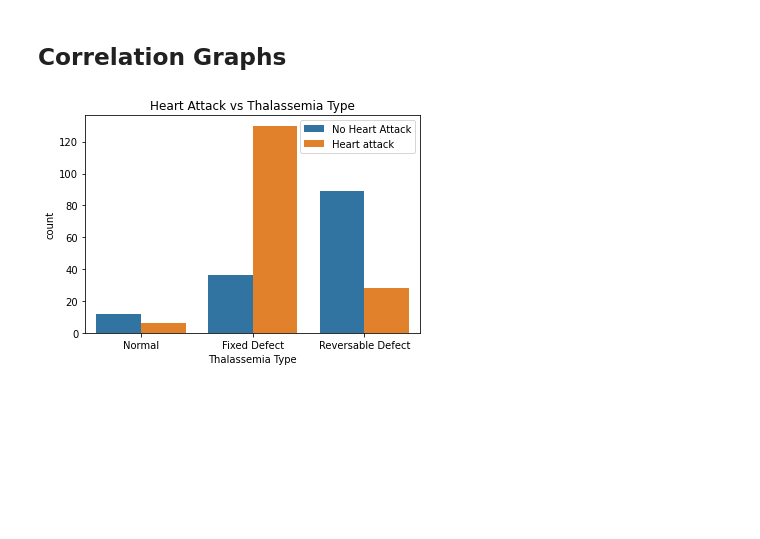
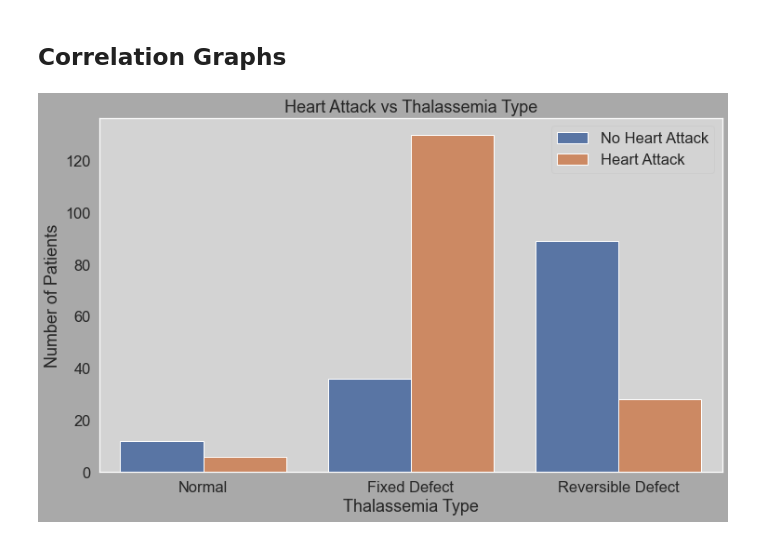
Before and after one commit to nicholehartz/Dataset-Story-Case-Study, a Jupyter notebook: Heart Disease - Dataset Story Case Study.ipynb, the cells around one changed output. Drawn from its saved outputs; the diff is of its cells as text; code cells hidden in the pictures; blank space fills up the shorter version.

Commit message:
Customized graphs and created presentation slides

```diff
--- a/Heart Disease - Dataset Story Case Study.ipynb
+++ b/Heart Disease - Dataset Story Case Study.ipynb
@@ -158,12 +158,16 @@ heatmap = sns.heatmap(heart.corr(), annot=True)
 - -0.58: Old Peak vs. Slope
 # %% [markdown]
 ## Correlation Graphs
+# %%
+sns.set_theme(font_scale=1.5, rc={'axes.facecolor':'lightgray', 'figure.facecolor':'darkgray', 'axes.grid':False, 'figure.figsize':(12,7)})
 # %%
 _ = sns.countplot(data=heart, x='Thalassemia Type', hue='Heart Attack')
-_ = plt.legend(['No Heart Attack', 'Heart attack'])
-_ = plt.xticks([0,1,2],['Normal', 'Fixed Defect', 'Reversable Defect'])
+_ = plt.legend(['No Heart Attack', 'Heart Attack'])
+_ = plt.xticks([0,1,2],['Normal', 'Fixed Defect', 'Reversible Defect'])
 _ = plt.title('Heart Attack vs Thalassemia Type')
+_ = plt.xlabel('Thalassemia Type')
+_ = plt.ylabel('Number of Patients')
 # %% [output]
-[figure, old version]
+[figure, new version]
 # %%
 _ = sns.countplot(data=heart, x='Slope', hue='Heart Attack')
```
Also changed, not shown: parts of 15 cells of this notebook, 1 other file.
